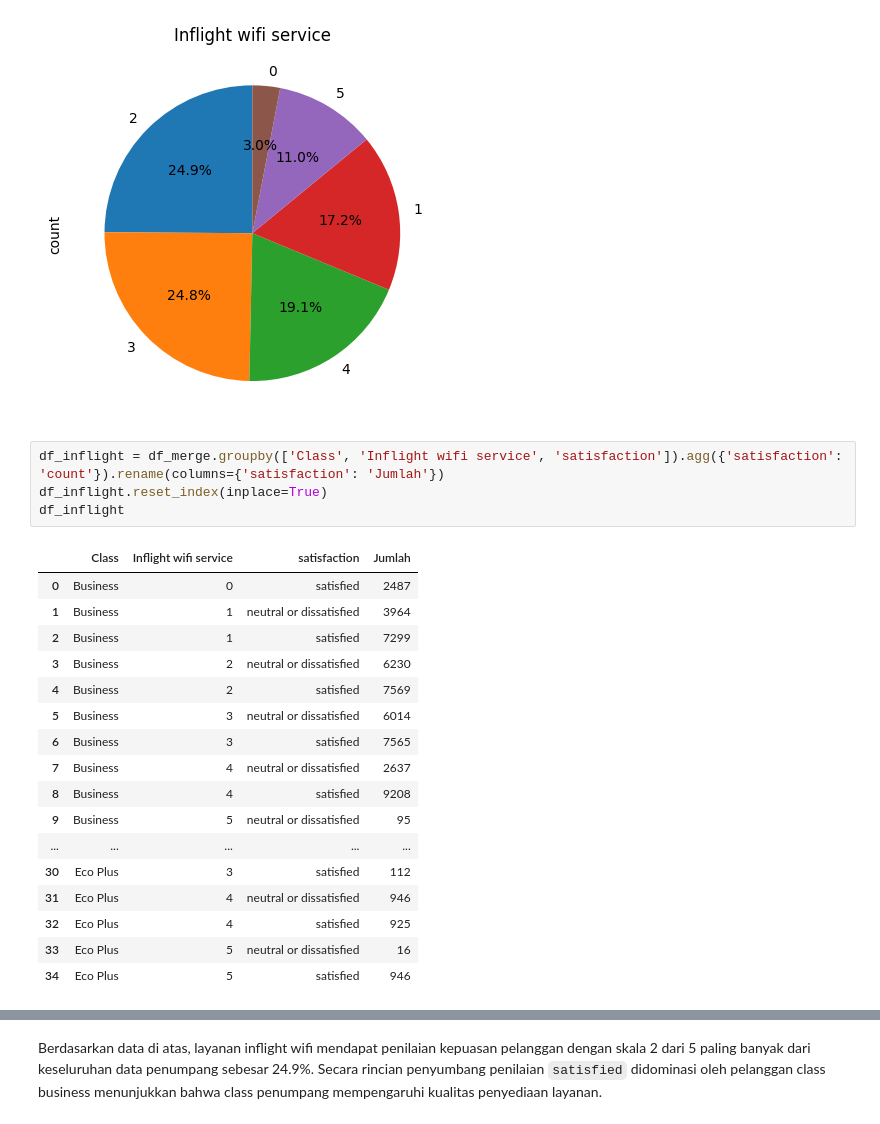
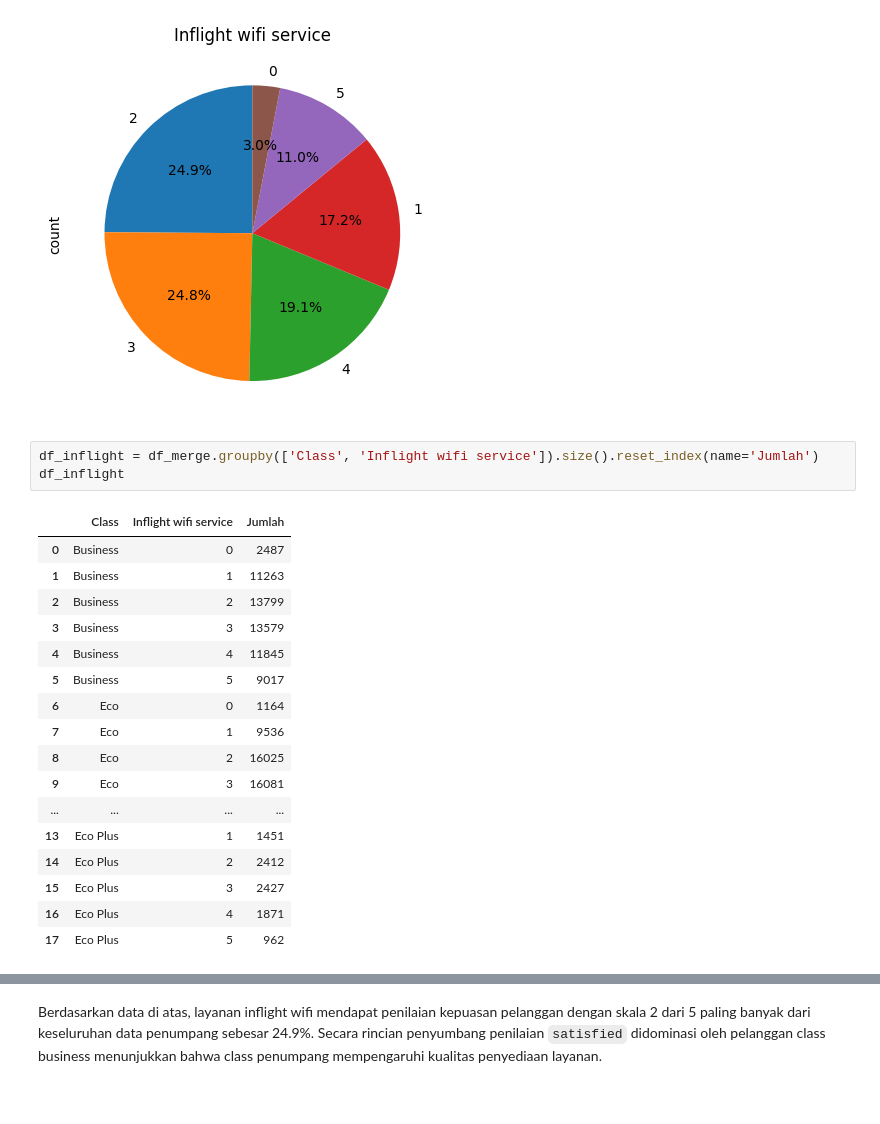
Before and after one commit to Dzoel31/Data-Mining-Classification-Clustering, a Jupyter notebook: Project_UAS_DMDW.ipynb, the cells around one changed output, grey strips where cells are left out. Cells and saved outputs as stored; diff of their text form.

```diff
--- a/Project_UAS_DMDW.ipynb
+++ b/Project_UAS_DMDW.ipynb
@@ -614,25 +620,24 @@ plt.show()
 # %% [output]
 [figure]
 # %%
-df_inflight = df_merge.groupby(['Class', 'Inflight wifi service', 'satisfaction']).agg({'satisfaction': 'count'}).rename(columns={'satisfaction': 'Jumlah'})
-df_inflight.reset_index(inplace=True)
+df_inflight = df_merge.groupby(['Class', 'Inflight wifi service']).size().reset_index(name='Jumlah')
 df_inflight
 # %% [output]
-|  | Class | Inflight wifi service | satisfaction | Jumlah |
-| 0 | Business | 0 | satisfied | 2487 |
-| 1 | Business | 1 | neutral or dissatisfied | 3964 |
-| 2 | Business | 1 | satisfied | 7299 |
-| 3 | Business | 2 | neutral or dissatisfied | 6230 |
-| 4 | Business | 2 | satisfied | 7569 |
-| 5 | Business | 3 | neutral or dissatisfied | 6014 |
-| 6 | Business | 3 | satisfied | 7565 |
-| 7 | Business | 4 | neutral or dissatisfied | 2637 |
-| 8 | Business | 4 | satisfied | 9208 |
-| 9 | Business | 5 | neutral or dissatisfied | 95 |
-| ... | ... | ... | ... | ... |
-| 30 | Eco Plus | 3 | satisfied | 112 |
-| 31 | Eco Plus | 4 | neutral or dissatisfied | 946 |
-| 32 | Eco Plus | 4 | satisfied | 925 |
-| 33 | Eco Plus | 5 | neutral or dissatisfied | 16 |
-| 34 | Eco Plus | 5 | satisfied | 946 |
+|  | Class | Inflight wifi service | Jumlah |
+| 0 | Business | 0 | 2487 |
+| 1 | Business | 1 | 11263 |
+| 2 | Business | 2 | 13799 |
+| 3 | Business | 3 | 13579 |
+| 4 | Business | 4 | 11845 |
+| 5 | Business | 5 | 9017 |
+| 6 | Eco | 0 | 1164 |
+| 7 | Eco | 1 | 9536 |
+| 8 | Eco | 2 | 16025 |
+| 9 | Eco | 3 | 16081 |
+| ... | ... | ... | ... |
+| 13 | Eco Plus | 1 | 1451 |
+| 14 | Eco Plus | 2 | 2412 |
+| 15 | Eco Plus | 3 | 2427 |
+| 16 | Eco Plus | 4 | 1871 |
+| 17 | Eco Plus | 5 | 962 |
 # %%
```
Also changed, not shown: parts of 25 cells of this notebook, 6 other files.
